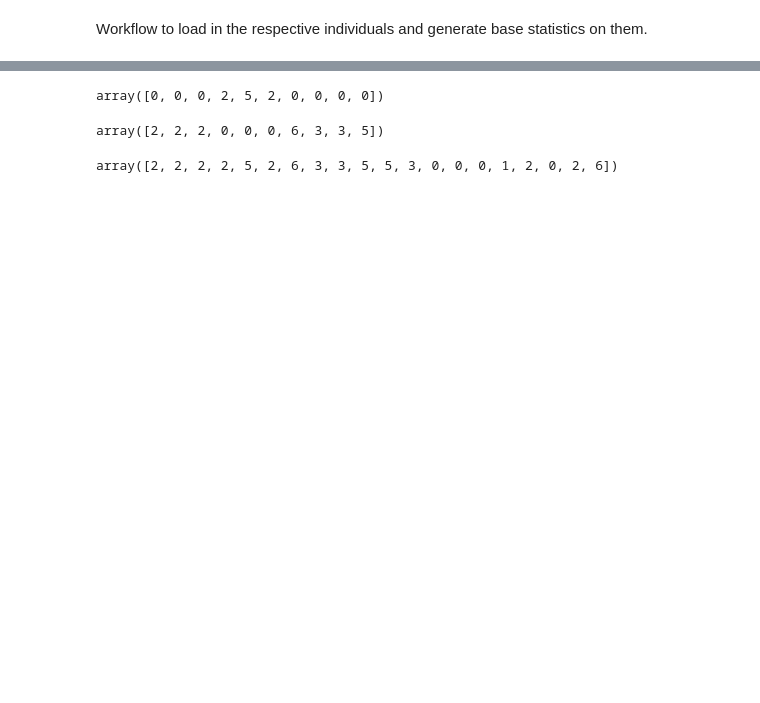
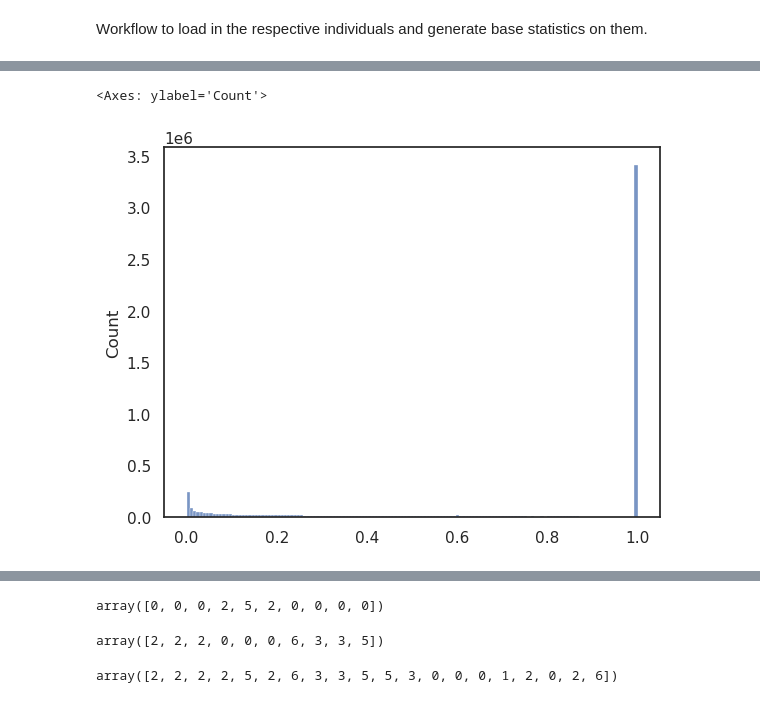
Before and after one commit to erikfogh/selection_primates, a Jupyter notebook: notebooks/standard01_stats_generation.ipynb, the cells around one changed output, grey strips where cells are left out. Saved outputs shown, nothing was run; the diff lists cells and outputs as text; code cells hidden in the pictures; blank space fills up the shorter version.

```diff
--- a/notebooks/standard01_stats_generation.ipynb
+++ b/notebooks/standard01_stats_generation.ipynb
@@ -132,0 +177,6 @@ Dimensions without coordinates: variants
+# %%
+hwe_p = sg.hardy_weinberg_test(ds).variant_hwe_p_value
+sns.histplot(hwe_p)
+# %% [output]
+<Axes: ylabel='Count'>
+[figure, added]
```
Also changed, not shown: parts of 31 cells of this notebook.
